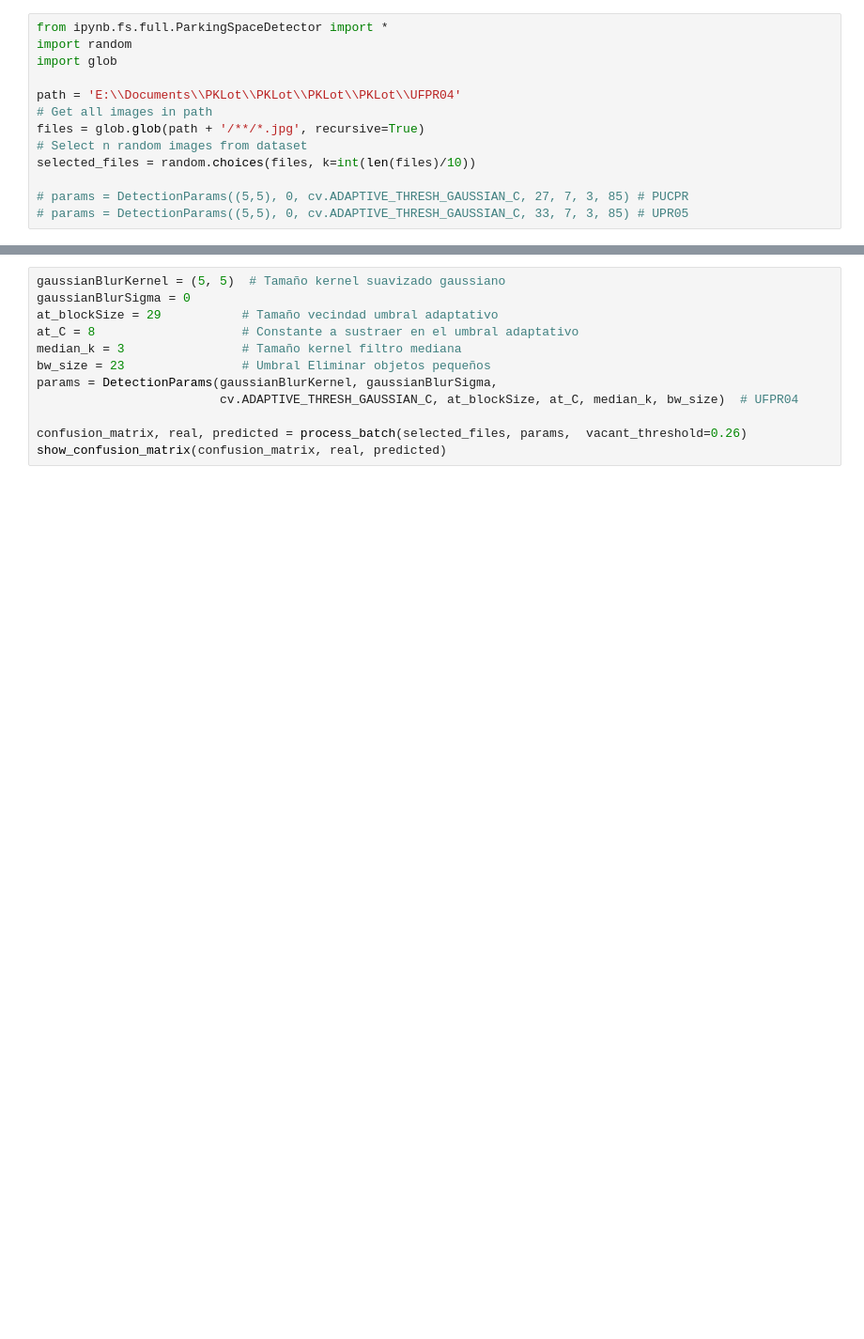
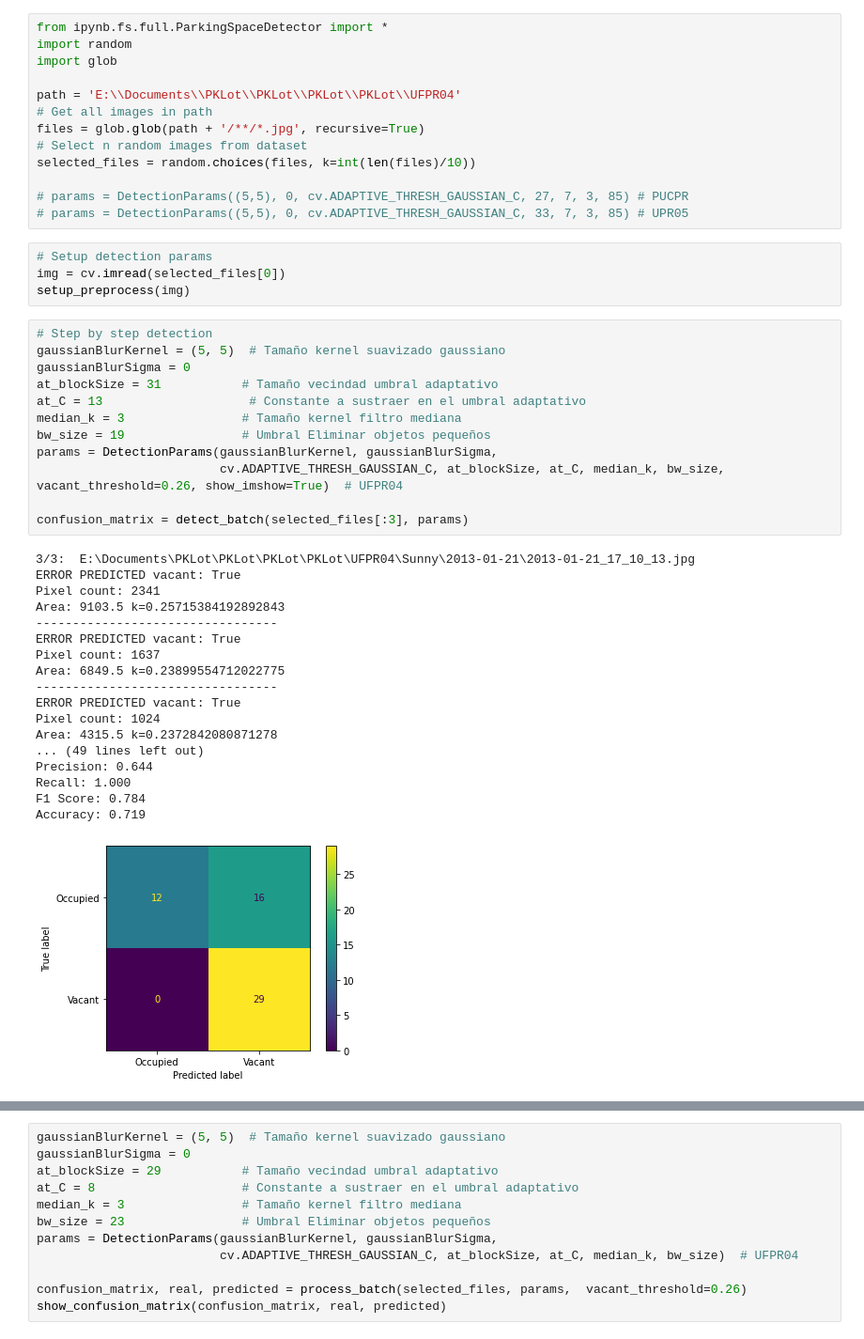
Before and after one commit to VisionPark/VisionParkDetect, a Jupyter notebook: detectorParams.ipynb, the cells around one changed output, grey strips where cells are left out. Shown: that part at 94% size. Cells and saved outputs as stored; diff of their text form; blank space fills up the shorter version.

```diff
--- a/detectorParams.ipynb
+++ b/detectorParams.ipynb
@@ -14,6 +14,41 @@ selected_files = random.choices(files, k=int(len(files)/10))
 
 # params = DetectionParams((5,5), 0, cv.ADAPTIVE_THRESH_GAUSSIAN_C, 27, 7, 3, 85) # PUCPR
 # params = DetectionParams((5,5), 0, cv.ADAPTIVE_THRESH_GAUSSIAN_C, 33, 7, 3, 85) # UPR05
+# %%
+# Setup detection params
+img = cv.imread(selected_files[0])
+setup_preprocess(img)
+# %%
+# Step by step detection
+gaussianBlurKernel = (5, 5)  # Tamaño kernel suavizado gaussiano
+gaussianBlurSigma = 0
+at_blockSize = 31           # Tamaño vecindad umbral adaptativo
+at_C = 13                    # Constante a sustraer en el umbral adaptativo
+median_k = 3                # Tamaño kernel filtro mediana
+bw_size = 19                # Umbral Eliminar objetos pequeños
+params = DetectionParams(gaussianBlurKernel, gaussianBlurSigma,
+                         cv.ADAPTIVE_THRESH_GAUSSIAN_C, at_blockSize, at_C, median_k, bw_size, vacant_threshold=0.26, show_imshow=True)  # UFPR04
+
+confusion_matrix = detect_batch(selected_files[:3], params)
+# %% [output]
+3/3:  E:\Documents\PKLot\PKLot\PKLot\PKLot\UFPR04\Sunny\2013-01-21\2013-01-21_17_10_13.jpg
+ERROR PREDICTED vacant: True
+Pixel count: 2341
+Area: 9103.5 k=0.25715384192892843
+---------------------------------
+ERROR PREDICTED vacant: True
+Pixel count: 1637
+Area: 6849.5 k=0.23899554712022775
+---------------------------------
+ERROR PREDICTED vacant: True
+Pixel count: 1024
+Area: 4315.5 k=0.2372842080871278
+... (49 lines left out)
+Precision: 0.644
+Recall: 1.000
+F1 Score: 0.784
+Accuracy: 0.719
+[figure, added]
 # %%
 gaussianBlurKernel = (5, 5)  # Tamaño kernel suavizado gaussiano
 gaussianBlurSigma = 0
```
Also changed, not shown: parts of 1 cell of this notebook, 4 other files.
